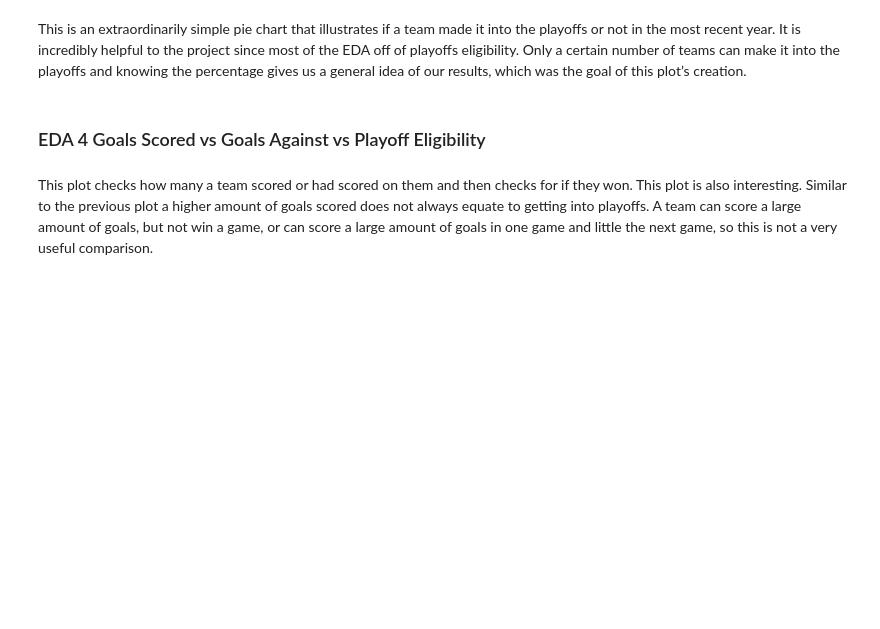
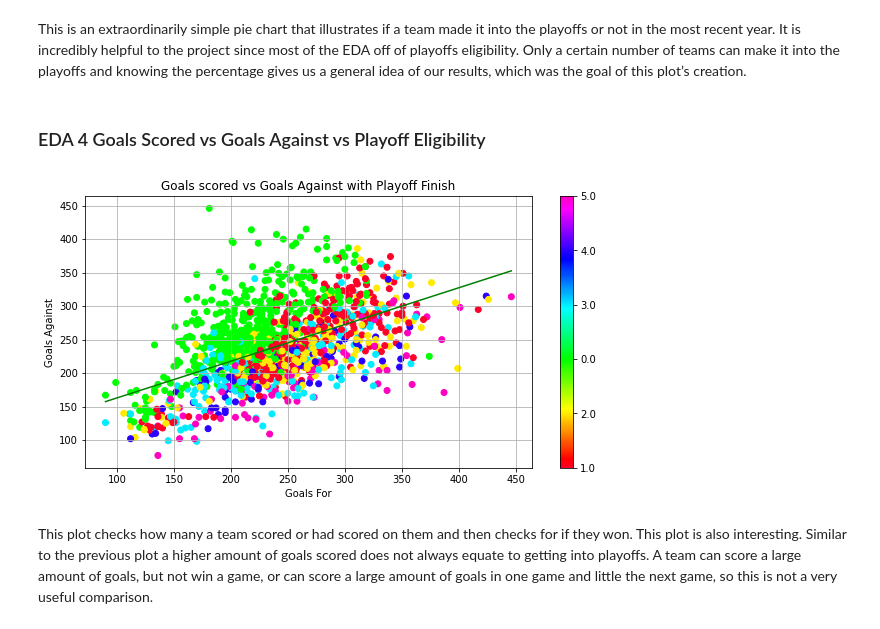
Before and after one commit to cstainsby/HockeyDataProject, a Jupyter notebook: Technical Report.ipynb, the cells around one changed output. Drawn from its saved outputs; the diff is of its cells as text; code cells hidden in the pictures; blank space fills up the shorter version.

```diff
--- a/Technical Report.ipynb
+++ b/Technical Report.ipynb
@@ -306,36 +314,38 @@ importlib.reload(mysklearn)
 
 dataset_titles = league_standing_pytable.column_names
 dataset = league_standing_pytable.data
 x_col_name = "GF"
 y_col_name = "GA"
-groupby_col = "PLAYOFFS"
+groupby_col = "FINISH"
 
 wins_col = league_standing_pytable.get_column(x_col_name)
 losses_col = league_standing_pytable.get_column(y_col_name)
 class_col = league_standing_pytable.get_column(groupby_col)
 
 unique_class_vals, parallel_numbered_vals = myutils.unique_vals(class_col)
 
 x_index = dataset_titles.index(x_col_name)
 y_index = dataset_titles.index(y_col_name)
 
 cleaned_x, cleaned_y = myutils.find_all_non_NA_matches(wins_col, losses_col)
 m, b = myutils.compute_slope_intercept(cleaned_x, cleaned_y)
 
 corre_coeff = myutils.calculate_correlation_coefficient(cleaned_x, cleaned_y)
 covarience = myutils.calculate_covarience(cleaned_x, cleaned_y)
 
 plt.figure(figsize=(10,5))
-plt.title("Goals scored vs Goals Against with Playoff Eligibility")
+plt.title("Goals scored vs Goals Against with Playoff Finish")
 plt.ylabel("Goals Against")
 plt.xlabel("Goals For")
-plt.scatter(cleaned_x, cleaned_y, c = parallel_numbered_vals, marker="o", cmap="bwr")
+plt.scatter(cleaned_x, cleaned_y, c = parallel_numbered_vals, marker="o", cmap="gist_rainbow")
 plt.plot([min(cleaned_x), max(cleaned_x)], [m * min(cleaned_x) + b, m * max(cleaned_x) + b], c="g")
 cbar = plt.colorbar()
 cbar.set_ticks([i for i in range(len(unique_class_vals))])
 cbar.set_ticklabels(unique_class_vals)
 plt.grid(True)
 plt.show()
+# %% [output]
+[figure, added]
 # %% [markdown]
 This plot checks how many a team scored or had scored on them and then checks for if they won. This plot is also interesting. Similar to the previous plot a higher amount of goals scored does not always equate to getting into playoffs. A team can score a large amount of goals, but not win a game, or can score a large amount of goals in one game and little the next game, so this is not a very useful comparison.
 # %% [markdown]
```
Also changed, not shown: parts of 7 cells of this notebook.
